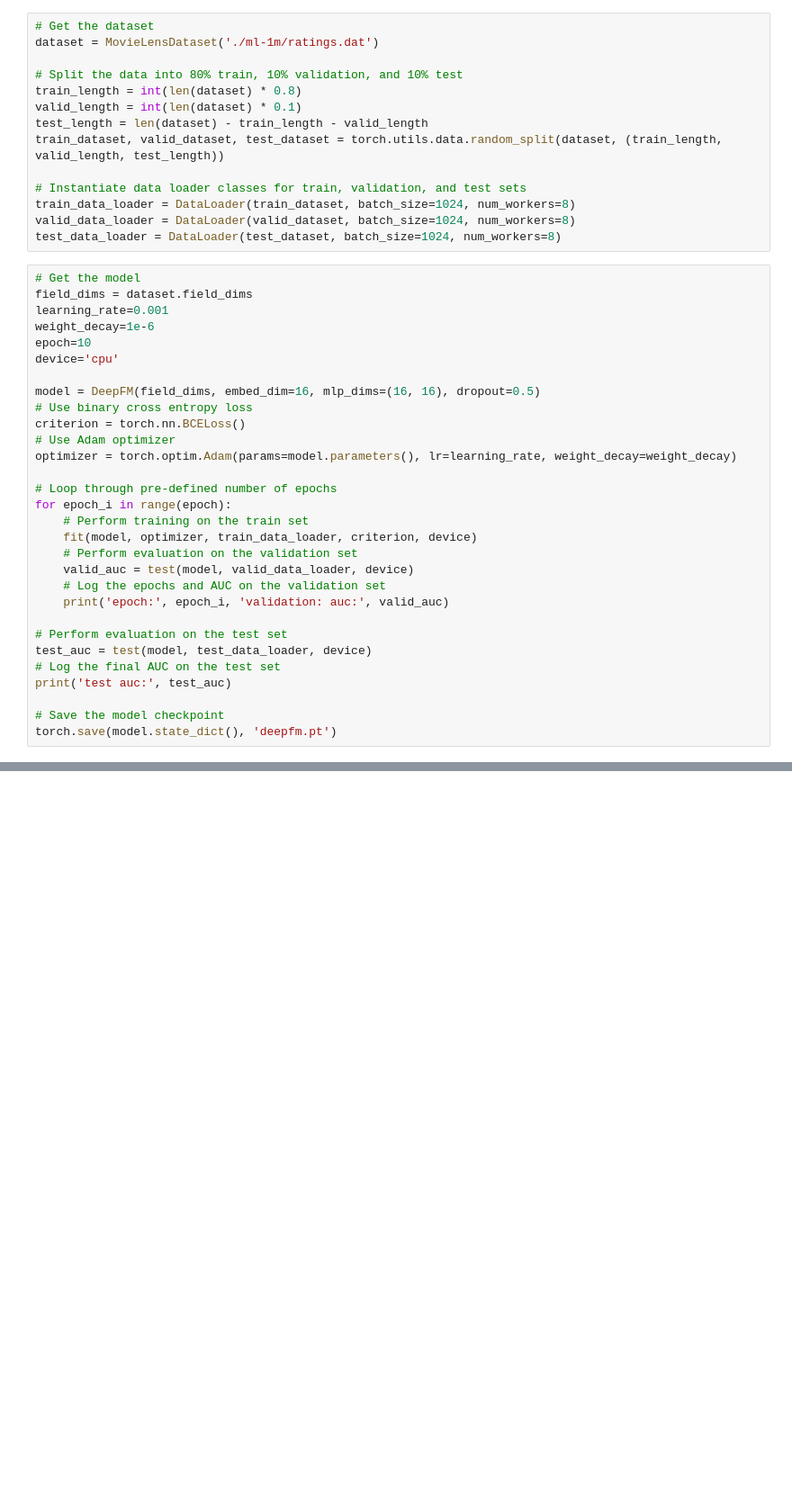
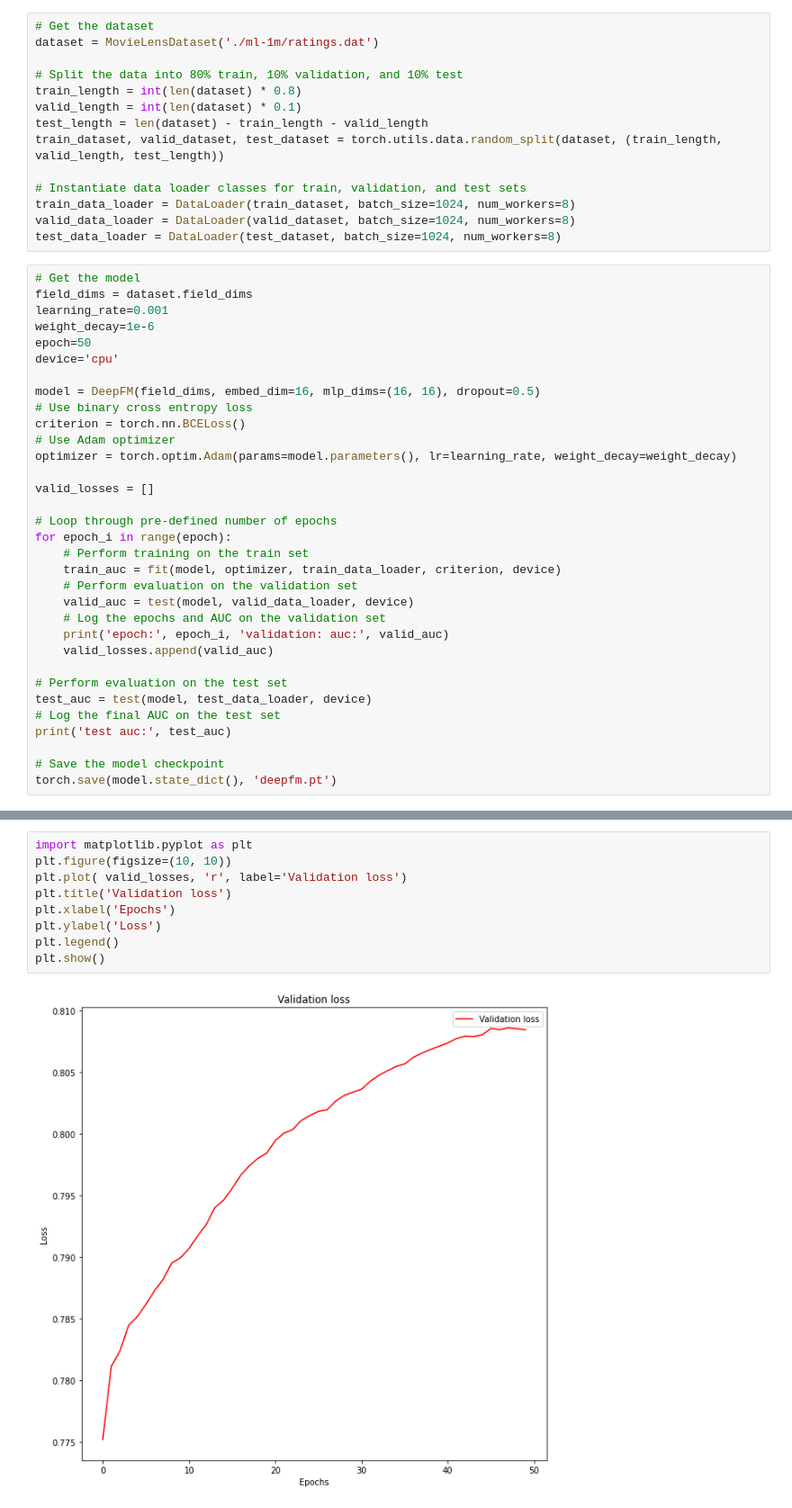
Before and after one commit to azamatolegen/pytorch-recommendation_systems, a Jupyter notebook: Part I/Deep_Factorization_Machines_(DeepFM).ipynb, the cells around one changed output, grey strips where cells are left out. Shown: that part at 90% size. Saved outputs shown, nothing was run; the diff lists cells and outputs as text; blank space fills up the shorter version.

```diff
--- a/Part I/Deep_Factorization_Machines_(DeepFM).ipynb
+++ b/Part I/Deep_Factorization_Machines_(DeepFM).ipynb
@@ -264,7 +269,7 @@ test_data_loader = DataLoader(test_dataset, batch_size=1024, num_workers=8)
 field_dims = dataset.field_dims
 learning_rate=0.001
 weight_decay=1e-6
-epoch=10
+epoch=50
 device='cpu'
 
 model = DeepFM(field_dims, embed_dim=16, mlp_dims=(16, 16), dropout=0.5)
@@ -273,14 +278,17 @@ criterion = torch.nn.BCELoss()
 # Use Adam optimizer
 optimizer = torch.optim.Adam(params=model.parameters(), lr=learning_rate, weight_decay=weight_decay)
 
+valid_losses = []
+
 # Loop through pre-defined number of epochs
 for epoch_i in range(epoch):
     # Perform training on the train set
-    fit(model, optimizer, train_data_loader, criterion, device)
+    train_auc = fit(model, optimizer, train_data_loader, criterion, device)
     # Perform evaluation on the validation set
     valid_auc = test(model, valid_data_loader, device)
     # Log the epochs and AUC on the validation set
     print('epoch:', epoch_i, 'validation: auc:', valid_auc)
+    valid_losses.append(valid_auc)
 
 # Perform evaluation on the test set
 test_auc = test(model, test_data_loader, device)
@@ -303,0 +314,11 @@ test auc: 0.7920102605357593
+# %%
+import matplotlib.pyplot as plt
+plt.figure(figsize=(10, 10))
+plt.plot( valid_losses, 'r', label='Validation loss')
+plt.title('Validation loss')
+plt.xlabel('Epochs')
+plt.ylabel('Loss')
+plt.legend()
+plt.show()
+# %% [output]
+[figure, added]
```
Also changed, not shown: parts of 6 cells of this notebook, 5 other files.
